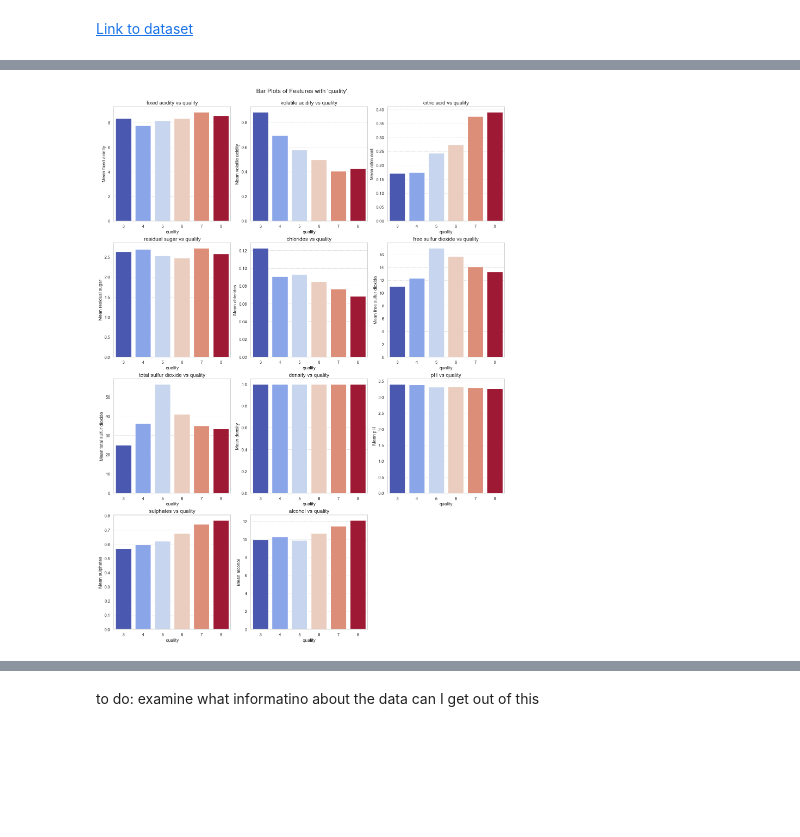
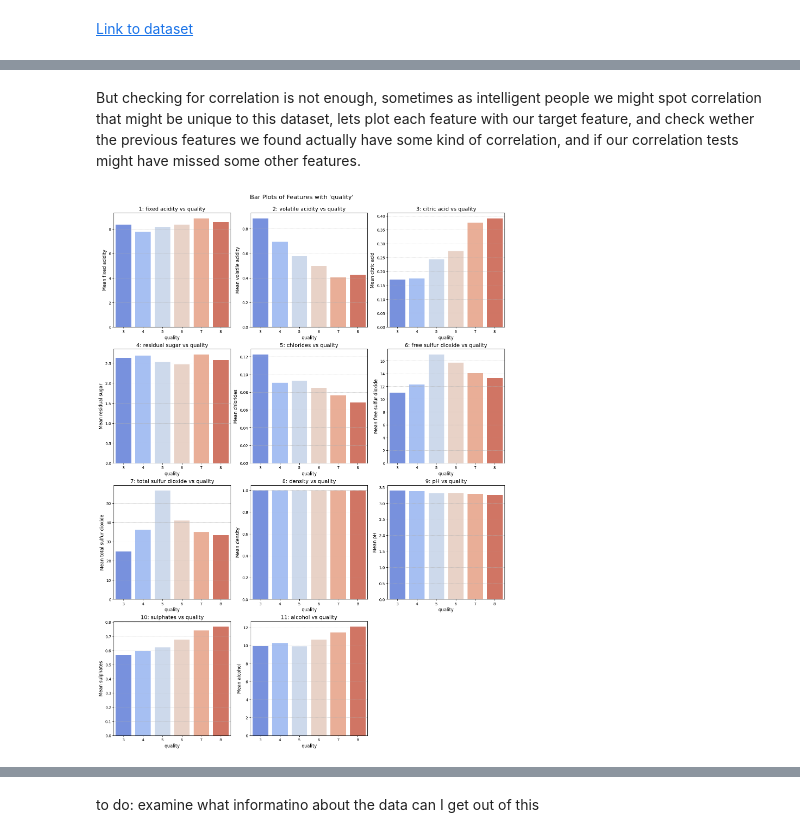
Before and after one commit to airbagdeer/tabular-ds-project, a Jupyter notebook: EX1.ipynb, the cells around one changed output, grey strips where cells are left out. Drawn from its saved outputs; the diff is of its cells as text; code cells hidden in the pictures; blank space fills up the shorter version.

```diff
--- a/EX1.ipynb
+++ b/EX1.ipynb
@@ -13,0 +46,3 @@ target = 'quality'
+# %%
+for feature in dfr.columns:
+    print(f'{feature} - [{min(dfr[feature])}, {max(dfr[feature])}]')
@@ -121,27 +220,27 @@ plt.show()
-# %%
-target = 'quality'
-
-features = [col for col in dfr.columns if col != target]
-num_features = len(features)
-cols = 3
-rows = (num_features + cols - 1) // cols
-
-fig, axes = plt.subplots(rows, cols, figsize=(15, 5 * rows), constrained_layout=True)
-axes = axes.flatten()
-
-for i, feature in enumerate(features):
-    ax = axes[i]
-    feature_means = dfr.groupby(target)[feature].mean().reset_index()
-    sns.barplot(data=feature_means, x=target, y=feature, ax=ax,hue=target, legend=False, palette='coolwarm')
-    ax.set_title(f"{feature} vs {target}", fontsize=14)
-    ax.set_xlabel(target, fontsize=12)
-    ax.set_ylabel(f"Mean {feature}", fontsize=12)
-    ax.grid(axis='y', linestyle='--', linewidth=0.5)
-
-for i in range(len(features), len(axes)):
-    fig.delaxes(axes[i])
-
-plt.suptitle(f"Bar Plots of Features with '{target}'", fontsize=16, y=1.02)
-plt.show()
-# %% [output]
-[figure, removed]
+# %% [markdown]
+But checking for correlation is not enough, sometimes as intelligent people we might spot correlation that might be unique to this dataset, lets plot each feature with our target feature, and check wether the previous features we found actually have some kind of correlation, and if our correlation tests might have missed some other features.
+# %%
+features = [col for col in dfr.columns if col != target]
+num_features = len(features)
+cols = 3
+rows = (num_features + cols - 1) // cols
+
+fig, axes = plt.subplots(rows, cols, figsize=(15, 5 * rows), constrained_layout=True)
+axes = axes.flatten()
+
+for i, feature in enumerate(features):
+    ax = axes[i]
+    feature_means = dfr.groupby(target)[feature].mean().reset_index()
+    sns.barplot(data=feature_means, x=target, y=feature, ax=ax, palette='coolwarm')
+    ax.set_title(f"{i+1}: {feature} vs {target}", fontsize=14)
+    ax.set_xlabel(target, fontsize=12)
+    ax.set_ylabel(f"Mean {feature}", fontsize=12)
+    ax.grid(axis='y', linestyle='--', linewidth=0.5)
+
+for i in range(len(features), len(axes)):
+    fig.delaxes(axes[i])
+
+plt.suptitle(f"Bar Plots of Features with '{target}'", fontsize=16, y=1.02)
+plt.show()
+# %% [output]
+[figure, added]
```
Also changed, not shown: parts of 34 cells of this notebook, 1 other file.
